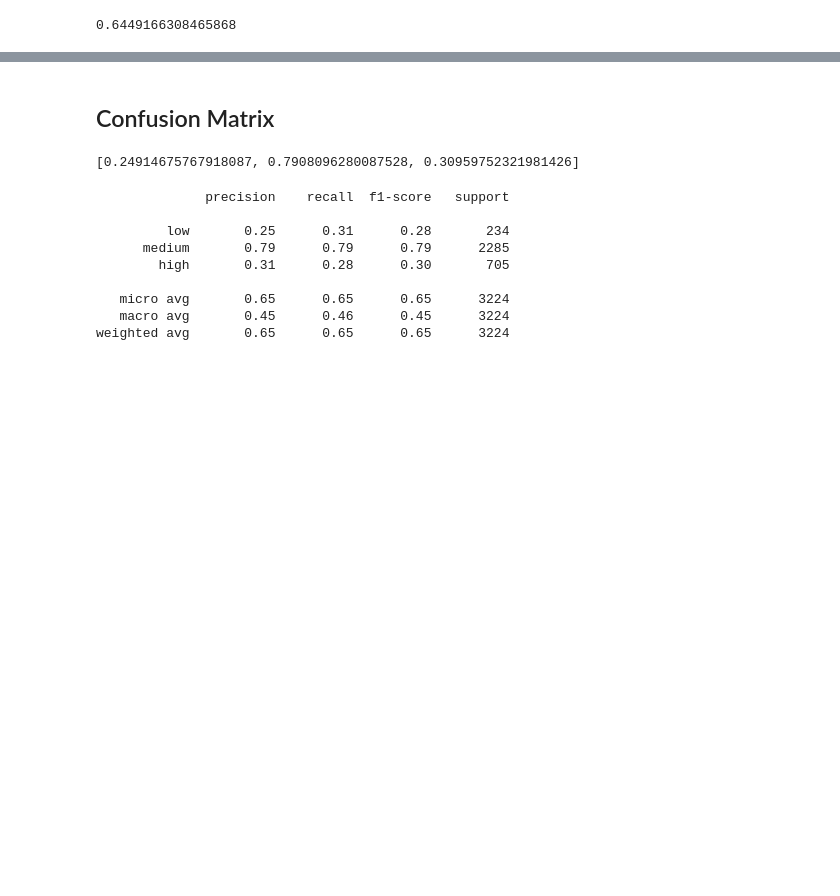
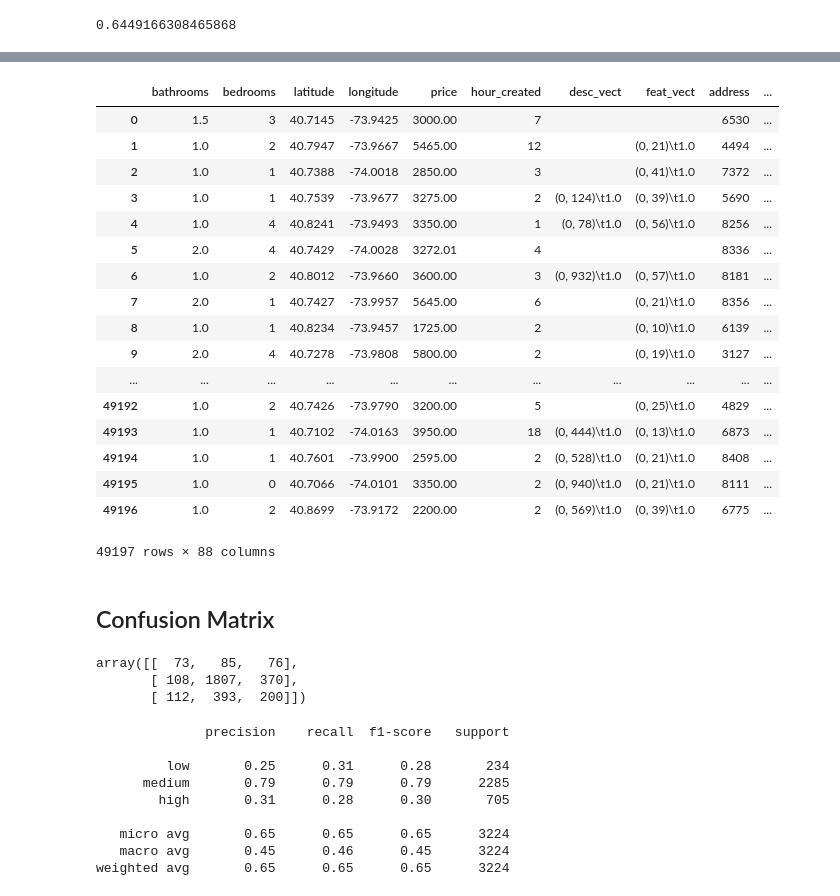
Before and after one commit to taryn-c/CMPT459-Project, a Jupyter notebook: Decision Tree.ipynb, the cells around one changed output, grey strips where cells are left out. Drawn from its saved outputs; the diff is of its cells as text; code cells hidden in the pictures; blank space fills up the shorter version.

Commit message:
hot encode features column

```diff
--- a/Decision Tree.ipynb
+++ b/Decision Tree.ipynb
@@ -259,15 +258,38 @@ np.array(acc_scores).mean()
+# %%
+feat = data['feat_vect'].apply(lambda x: x.toarray().tolist())
+feat_list = []
+for i in feat:
+    feat_list.append(i)
+# %%
+X.join(pd.DataFrame(np.array(feat_list).reshape(49197,79)))
+# %% [output]
+|  | bathrooms | bedrooms | latitude | longitude | price | hour_created | desc_vect | feat_vect | address | ... |
+| 0 | 1.5 | 3 | 40.7145 | -73.9425 | 3000.00 | 7 |  |  | 6530 | ... |
+| 1 | 1.0 | 2 | 40.7947 | -73.9667 | 5465.00 | 12 |  | (0, 21)\t1.0 | 4494 | ... |
+| 2 | 1.0 | 1 | 40.7388 | -74.0018 | 2850.00 | 3 |  | (0, 41)\t1.0 | 7372 | ... |
+| 3 | 1.0 | 1 | 40.7539 | -73.9677 | 3275.00 | 2 | (0, 124)\t1.0 | (0, 39)\t1.0 | 5690 | ... |
+| 4 | 1.0 | 4 | 40.8241 | -73.9493 | 3350.00 | 1 | (0, 78)\t1.0 | (0, 56)\t1.0 | 8256 | ... |
+| 5 | 2.0 | 4 | 40.7429 | -74.0028 | 3272.01 | 4 |  |  | 8336 | ... |
+| 6 | 1.0 | 2 | 40.8012 | -73.9660 | 3600.00 | 3 | (0, 932)\t1.0 | (0, 57)\t1.0 | 8181 | ... |
+| 7 | 2.0 | 1 | 40.7427 | -73.9957 | 5645.00 | 6 |  | (0, 21)\t1.0 | 8356 | ... |
+| 8 | 1.0 | 1 | 40.8234 | -73.9457 | 1725.00 | 2 |  | (0, 10)\t1.0 | 6139 | ... |
+| 9 | 2.0 | 4 | 40.7278 | -73.9808 | 5800.00 | 2 |  | (0, 19)\t1.0 | 3127 | ... |
+| ... | ... | ... | ... | ... | ... | ... | ... | ... | ... | ... |
+| 49192 | 1.0 | 2 | 40.7426 | -73.9790 | 3200.00 | 5 |  | (0, 25)\t1.0 | 4829 | ... |
+| 49193 | 1.0 | 1 | 40.7102 | -74.0163 | 3950.00 | 18 | (0, 444)\t1.0 | (0, 13)\t1.0 | 6873 | ... |
+| 49194 | 1.0 | 1 | 40.7601 | -73.9900 | 2595.00 | 2 | (0, 528)\t1.0 | (0, 21)\t1.0 | 8408 | ... |
+| 49195 | 1.0 | 0 | 40.7066 | -74.0101 | 3350.00 | 2 | (0, 940)\t1.0 | (0, 21)\t1.0 | 8111 | ... |
+| 49196 | 1.0 | 2 | 40.8699 | -73.9172 | 2200.00 | 2 | (0, 569)\t1.0 | (0, 39)\t1.0 | 6775 | ... |
+49197 rows × 88 columns
 # %% [markdown]
 ## Confusion Matrix
-# %%
-conf_matrix = confusion_matrix(y_valid, y_pred)
-precision = []
-recall = []
-for i in range(0,len(conf_matrix)):
-    precision.append(conf_matrix[i][i]/float(conf_matrix[:,i].sum()))
-    recall.append(conf_matrix[i][i]/float(conf_matrix[i,:].sum()))
-precision
-# %% [output]
-[0.24914675767918087, 0.7908096280087528, 0.30959752321981426]
+# %%
+conf_matrix = confusion_matrix(y_valid, y_pred)
+conf_matrix
+# %% [output]
+array([[  73,   85,   76],
+       [ 108, 1807,  370],
+       [ 112,  393,  200]])
 # %%
 print(classification_report(y_valid, y_pred, target_names=['low', 'medium','high']))
 # %% [output]
```
Also changed, not shown: parts of 4 cells of this notebook, 3 other files.
